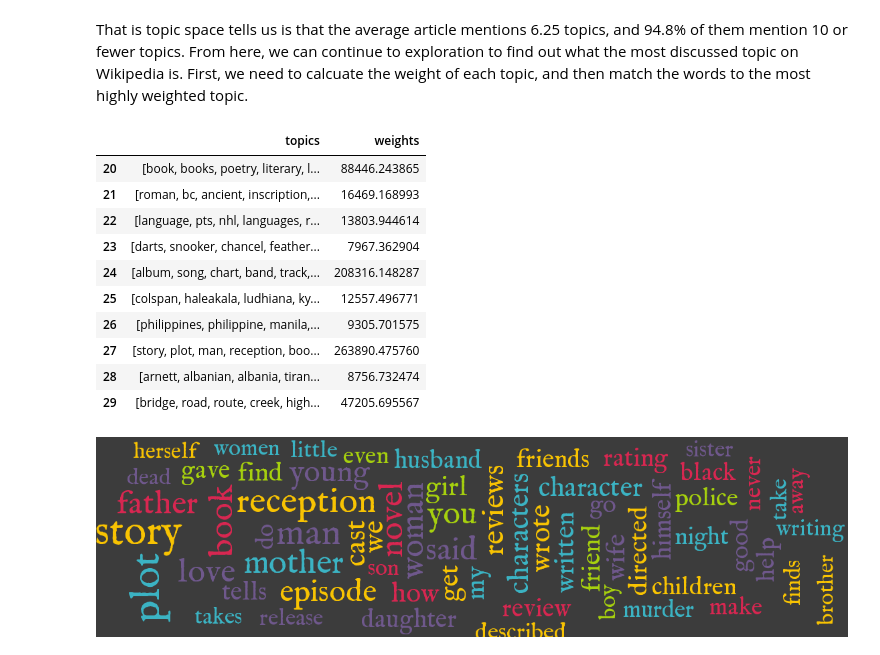
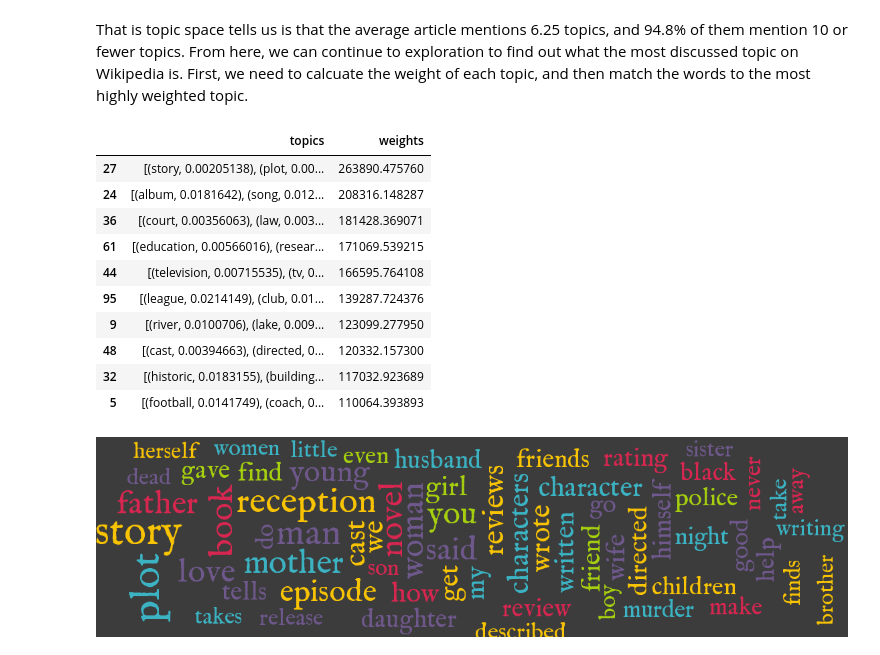
Before and after one commit to WhitneyOnTheWeb/JupyterNotebooks, a Jupyter notebook: Machine Learning/MachineLearningWithPythonCh4.ipynb, the cells around one changed output. Cells and saved outputs as stored; diff of their text form; code cells hidden in the pictures.

Commit message:
Add additional word clouds
Split out topic data frame, and make wordclouds for more interesting
random topics that were identified by the model

```diff
--- a/Machine Learning/MachineLearningWithPythonCh4.ipynb
+++ b/Machine Learning/MachineLearningWithPythonCh4.ipynb
@@ -466,29 +466,30 @@ weights = wiki_topicx.topics.sum(axis=0)
 # Retrieve the most heavily used topic and plot it as a word cloud:
 wiki_words = wiki_model.show_topic(weights.argmax(), 64)
 # %%
-wiki_top_10 = []
-df_wikitop10 = []
+wikitopics = []
+df_wikitopics = []
 weights_list = weights.tolist()
 
 for weight in weights_list:
-    wiki_top_10.append([(w, f) for w, f in wiki_model.show_topic(weights_list.index(weight), 64)])
-    df_wikitop10.append([[w for w, f in wiki_model.show_topic(weights_list.index(weight), 64)], weight])
+    wikitopics.append([(w, f) for w, f in wiki_model.show_topic(weights_list.index(weight), 64)])
+    df_wikitopics.append([[(w, f) for w, f in wiki_model.show_topic(weights_list.index(weight), 64)], weight])
 # %%
 # Sclice of Wiki Topic Weights
-df_wikitopics = pd.DataFrame(df_wikitop10, columns=('topics', 'weights'))
-df_wikitopics[20:30]
+df_wikitopics = pd.DataFrame(df_wikitopics, columns=('topics', 'weights'))
+df_wikitopics = df_wikitopics.sort_values(by='weights', ascending=False)
+df_wikitopics[:10]
 # %% [output]
 |  | topics | weights |
-| 20 | [book, books, poetry, literary, l... | 88446.243865 |
-| 21 | [roman, bc, ancient, inscription,... | 16469.168993 |
-| 22 | [language, pts, nhl, languages, r... | 13803.944614 |
-| 23 | [darts, snooker, chancel, feather... | 7967.362904 |
-| 24 | [album, song, chart, band, track,... | 208316.148287 |
-| 25 | [colspan, haleakala, ludhiana, ky... | 12557.496771 |
-| 26 | [philippines, philippine, manila,... | 9305.701575 |
-| 27 | [story, plot, man, reception, boo... | 263890.475760 |
-| 28 | [arnett, albanian, albania, tiran... | 8756.732474 |
-| 29 | [bridge, road, route, creek, high... | 47205.695567 |
+| 27 | [(story, 0.00205138), (plot, 0.00... | 263890.475760 |
+| 24 | [(album, 0.0181642), (song, 0.012... | 208316.148287 |
+| 36 | [(court, 0.00356063), (law, 0.003... | 181428.369071 |
+| 61 | [(education, 0.00566016), (resear... | 171069.539215 |
+| 44 | [(television, 0.00715535), (tv, 0... | 166595.764108 |
+| 95 | [(league, 0.0214149), (club, 0.01... | 139287.724376 |
+| 9 | [(river, 0.0100706), (lake, 0.009... | 123099.277950 |
+| 48 | [(cast, 0.00394663), (directed, 0... | 120332.157300 |
+| 32 | [(historic, 0.0183155), (building... | 117032.923689 |
+| 5 | [(football, 0.0141749), (coach, 0... | 110064.393893 |
 # %%
 create_cloud('./{0}_toptopic.png'.format(name), wiki_words)
 Image(filename='./{0}_toptopic.png'.format(name))
```
Also changed, not shown: parts of 12 cells of this notebook.
